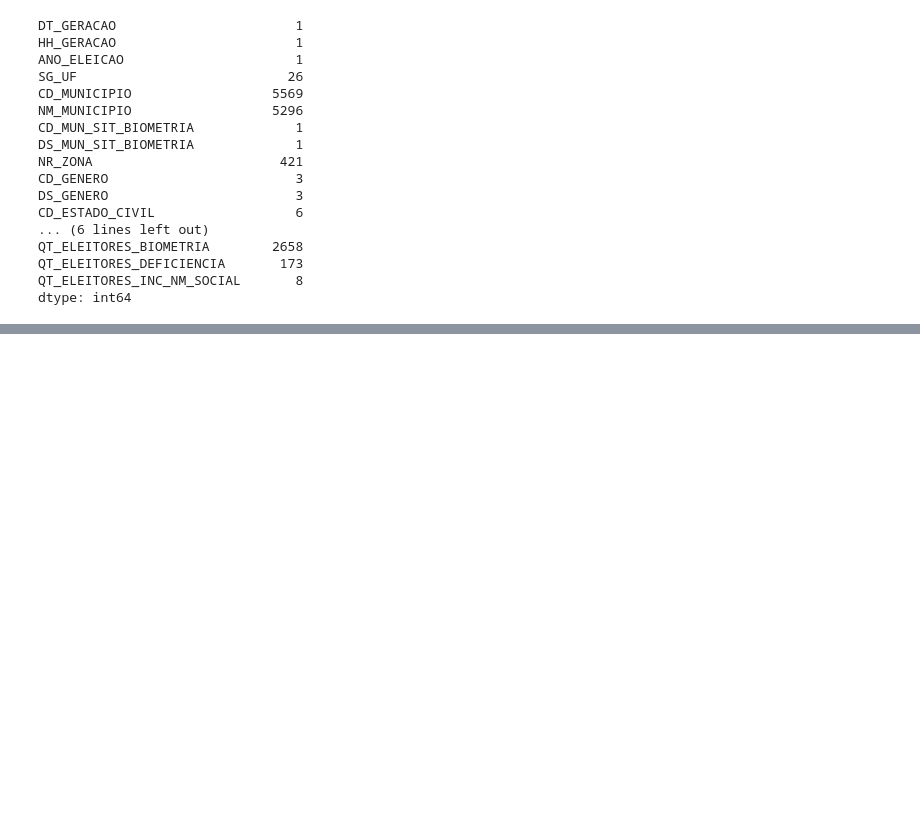
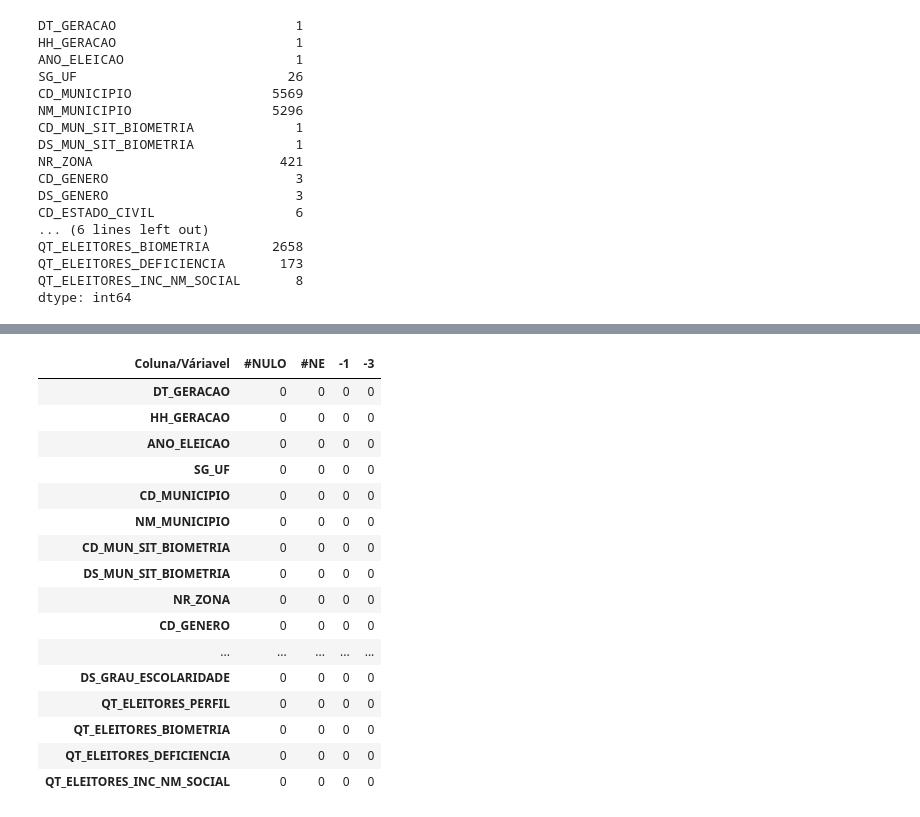
Before and after one commit to gideoni-santos/desafio-RenovaBR, a Jupyter notebook: relatorio.ipynb, the cells around one changed output, grey strips where cells are left out. Cells and saved outputs as stored; diff of their text form; code cells hidden in the pictures; blank space fills up the shorter version.

```diff
--- a/relatorio.ipynb
+++ b/relatorio.ipynb
@@ -146,0 +192,36 @@ Observando os valores únicos do DataSet de Perfil do Eleitorado, podemos perceb
+# %%
+#Guardando no DataSet campos que tenham #NULO, #NE, -1 ou -3
+valores_nulos_eleitorado = (eleitorado == '#NULO').sum()
+valores_nulos_eleitorado_ne = (eleitorado == '#NE').sum()
+valores_nulos_numericos_eleitorado = (eleitorado == -1).sum()
+valores_nulos_numericos_eleitorado_ne = (eleitorado == -3).sum()
+
+#Criando um DataFrame para uma melhor exibição das colunas que tenham valores nulos
+df_valores_nulos_eleitorado = pd.DataFrame({
+    '#NULO': valores_nulos_eleitorado,
+    '#NE': valores_nulos_eleitorado_ne,
+    '-1': valores_nulos_numericos_eleitorado,
+    '-3': valores_nulos_numericos_eleitorado_ne
+})
+
+#Renomeando o nome da coluna das váriaveis
+df_valores_nulos_eleitorado.rename_axis('Coluna/Váriavel', axis='columns', inplace=True)
+df_valores_nulos_eleitorado
+# %% [output]
+| Coluna/Váriavel | #NULO | #NE | -1 | -3 |
+| DT_GERACAO | 0 | 0 | 0 | 0 |
+| HH_GERACAO | 0 | 0 | 0 | 0 |
+| ANO_ELEICAO | 0 | 0 | 0 | 0 |
+| SG_UF | 0 | 0 | 0 | 0 |
+| CD_MUNICIPIO | 0 | 0 | 0 | 0 |
+| NM_MUNICIPIO | 0 | 0 | 0 | 0 |
+| CD_MUN_SIT_BIOMETRIA | 0 | 0 | 0 | 0 |
+| DS_MUN_SIT_BIOMETRIA | 0 | 0 | 0 | 0 |
+| NR_ZONA | 0 | 0 | 0 | 0 |
+| CD_GENERO | 0 | 0 | 0 | 0 |
+| ... | ... | ... | ... | ... |
+| DS_GRAU_ESCOLARIDADE | 0 | 0 | 0 | 0 |
+| QT_ELEITORES_PERFIL | 0 | 0 | 0 | 0 |
+| QT_ELEITORES_BIOMETRIA | 0 | 0 | 0 | 0 |
+| QT_ELEITORES_DEFICIENCIA | 0 | 0 | 0 | 0 |
+| QT_ELEITORES_INC_NM_SOCIAL | 0 | 0 | 0 | 0 |
```
Also changed, not shown: parts of 14 cells of this notebook.
